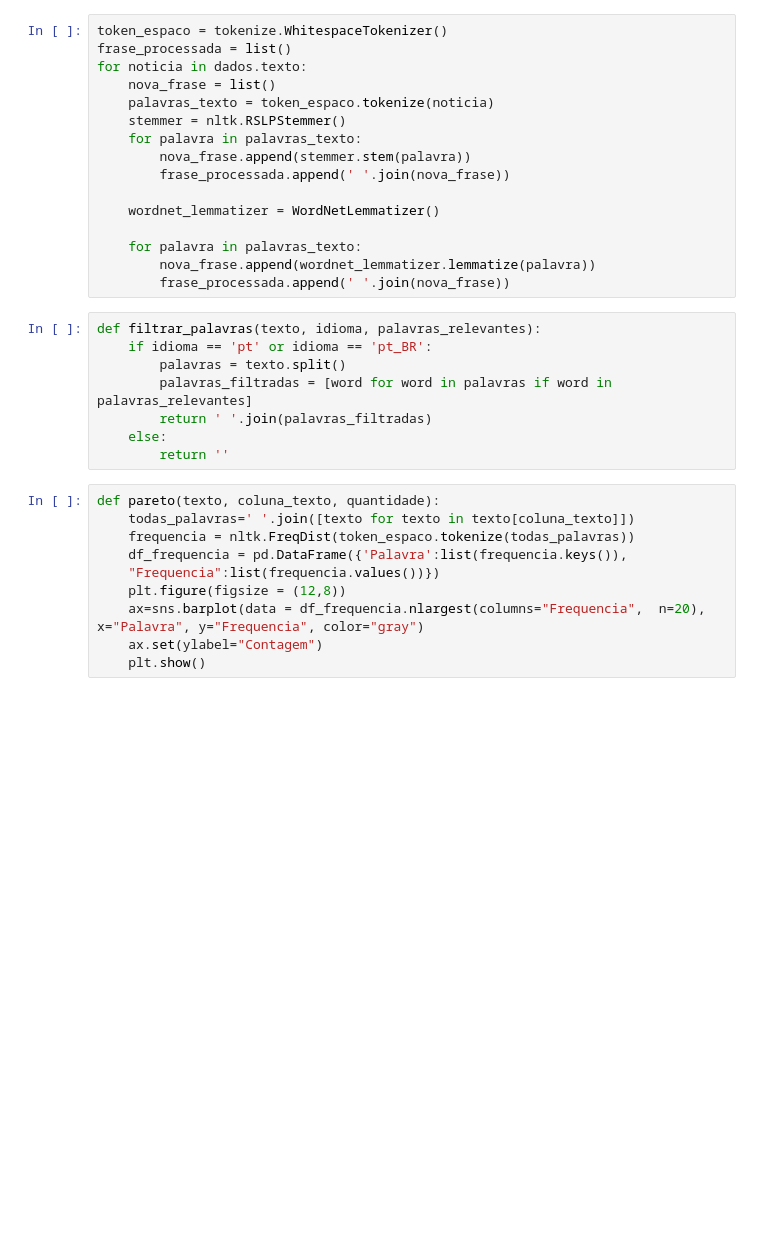
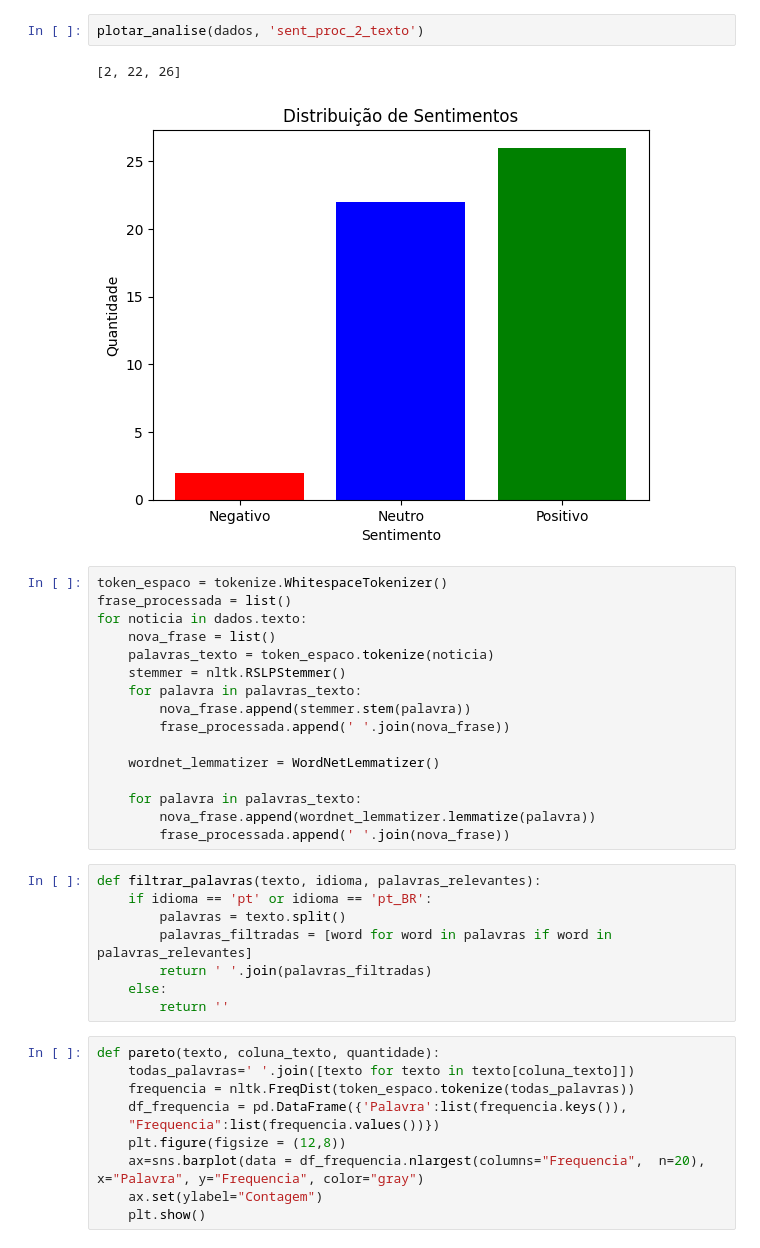
Before and after one commit to staubjoao/analise_sentimentos_financeiro, a Jupyter notebook: analise.ipynb, the cells around one changed output. Saved outputs shown, nothing was run; the diff lists cells and outputs as text; blank space fills up the shorter version.

```diff
--- a/analise.ipynb
+++ b/analise.ipynb
@@ -124,3 +176,8 @@ dados2.head()
+# %%
+plotar_analise(dados, 'sent_proc_2_texto')
+# %% [output]
+[2, 22, 26]
+[figure, added]
 # %%
 token_espaco = tokenize.WhitespaceTokenizer()
 frase_processada = list()
```
Also changed, not shown: parts of 21 cells of this notebook, 6 other files.
